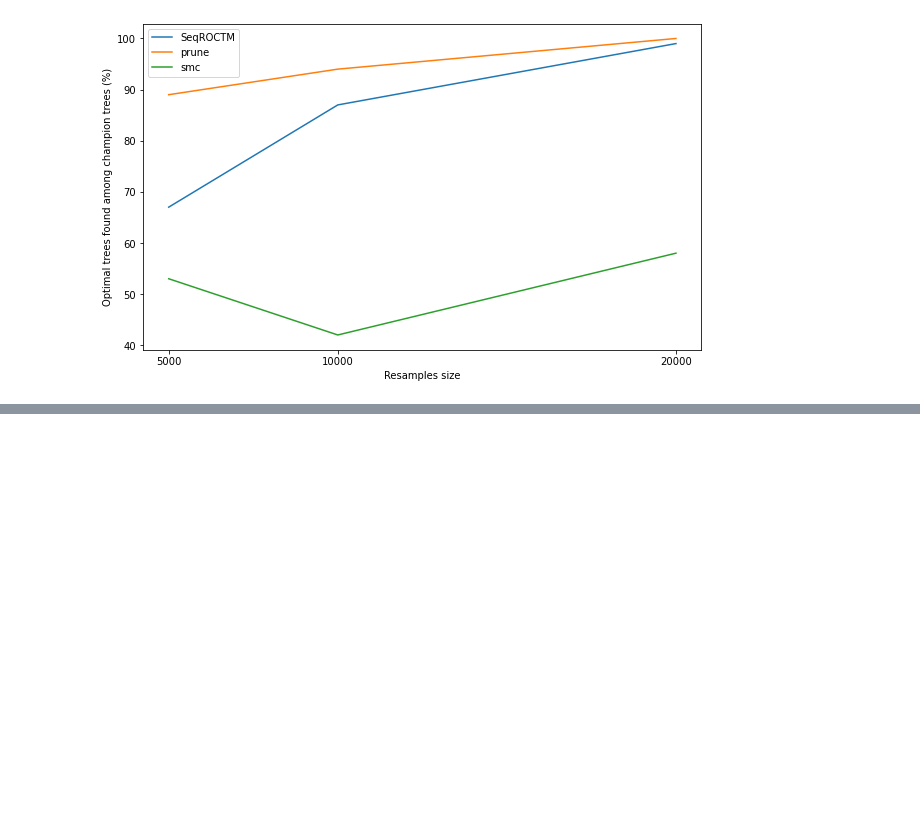
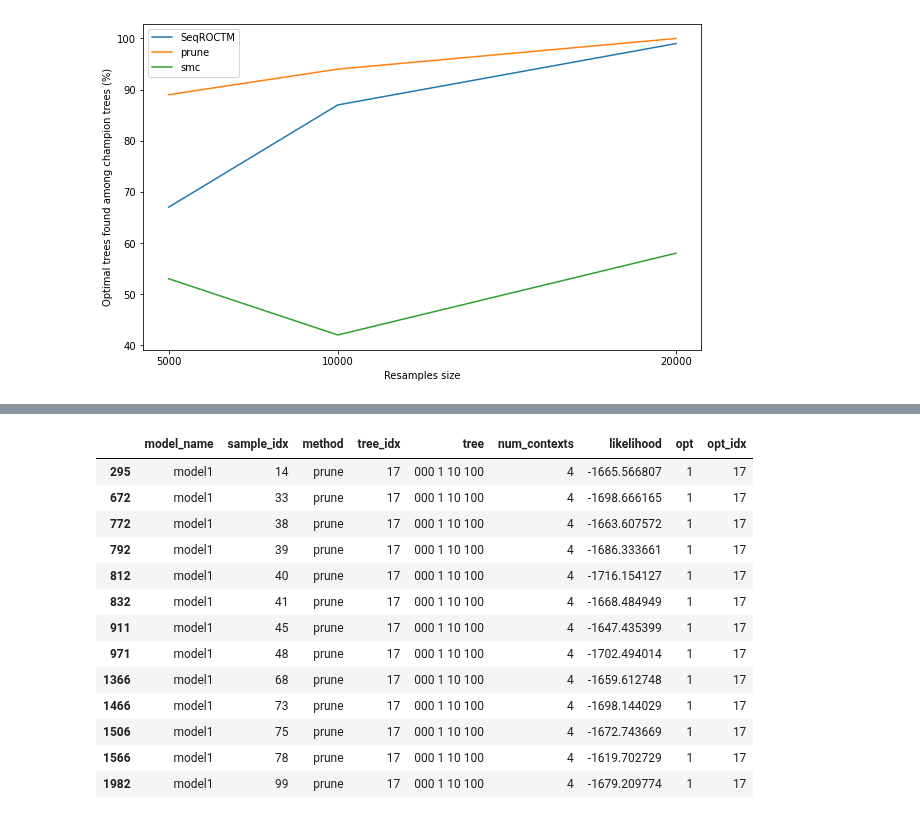
Before and after one commit to neuromat/smallest_maximizer_criterion, a Jupyter notebook: examples/notebooks/simulations/Comparison - Optimal tree occurrence-Copy1.ipynb, the cells around one changed output, grey strips where cells are left out. Saved outputs shown, nothing was run; the diff lists cells and outputs as text; code cells hidden in the pictures; blank space fills up the shorter version.

```diff
--- a/examples/notebooks/simulations/Comparison - Optimal tree occurrence-Copy1.ipynb
+++ b/examples/notebooks/simulations/Comparison - Optimal tree occurrence-Copy1.ipynb
@@ -93,0 +91,18 @@ get_results('smc', 'model1', 5000).loc[110:150]
+# %%
+df = get_results('prune', 'model1', 5000)
+df[(df.tree==correct_model) & df.opt==1]
+# %% [output]
+|  | model_name | sample_idx | method | tree_idx | tree | num_contexts | likelihood | opt | opt_idx |
+| 295 | model1 | 14 | prune | 17 | 000 1 10 100 | 4 | -1665.566807 | 1 | 17 |
+| 672 | model1 | 33 | prune | 17 | 000 1 10 100 | 4 | -1698.666165 | 1 | 17 |
+| 772 | model1 | 38 | prune | 17 | 000 1 10 100 | 4 | -1663.607572 | 1 | 17 |
+| 792 | model1 | 39 | prune | 17 | 000 1 10 100 | 4 | -1686.333661 | 1 | 17 |
+| 812 | model1 | 40 | prune | 17 | 000 1 10 100 | 4 | -1716.154127 | 1 | 17 |
+| 832 | model1 | 41 | prune | 17 | 000 1 10 100 | 4 | -1668.484949 | 1 | 17 |
+| 911 | model1 | 45 | prune | 17 | 000 1 10 100 | 4 | -1647.435399 | 1 | 17 |
+| 971 | model1 | 48 | prune | 17 | 000 1 10 100 | 4 | -1702.494014 | 1 | 17 |
+| 1366 | model1 | 68 | prune | 17 | 000 1 10 100 | 4 | -1659.612748 | 1 | 17 |
+| 1466 | model1 | 73 | prune | 17 | 000 1 10 100 | 4 | -1698.144029 | 1 | 17 |
+| 1506 | model1 | 75 | prune | 17 | 000 1 10 100 | 4 | -1672.743669 | 1 | 17 |
+| 1566 | model1 | 78 | prune | 17 | 000 1 10 100 | 4 | -1619.702729 | 1 | 17 |
+| 1982 | model1 | 99 | prune | 17 | 000 1 10 100 | 4 | -1679.209774 | 1 | 17 |
```
Also changed, not shown: parts of 2 cells of this notebook, 10 other files.
